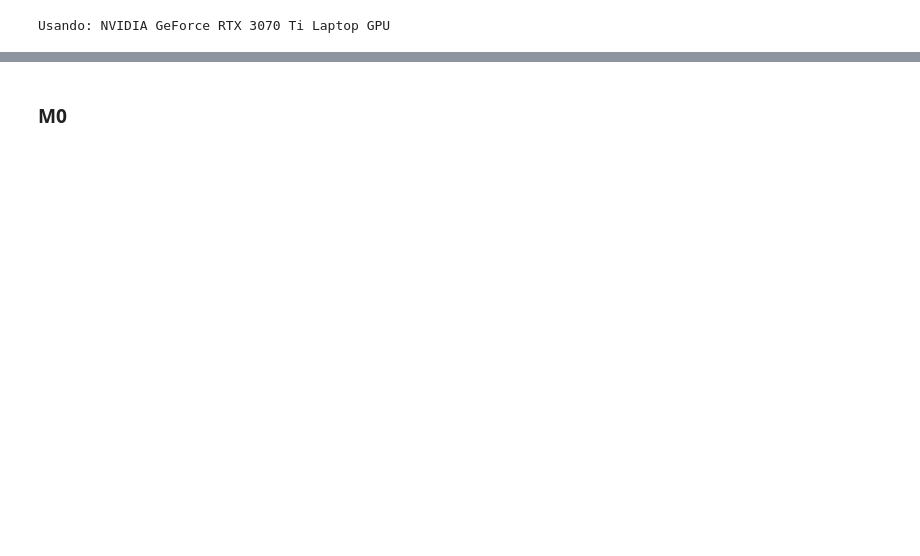
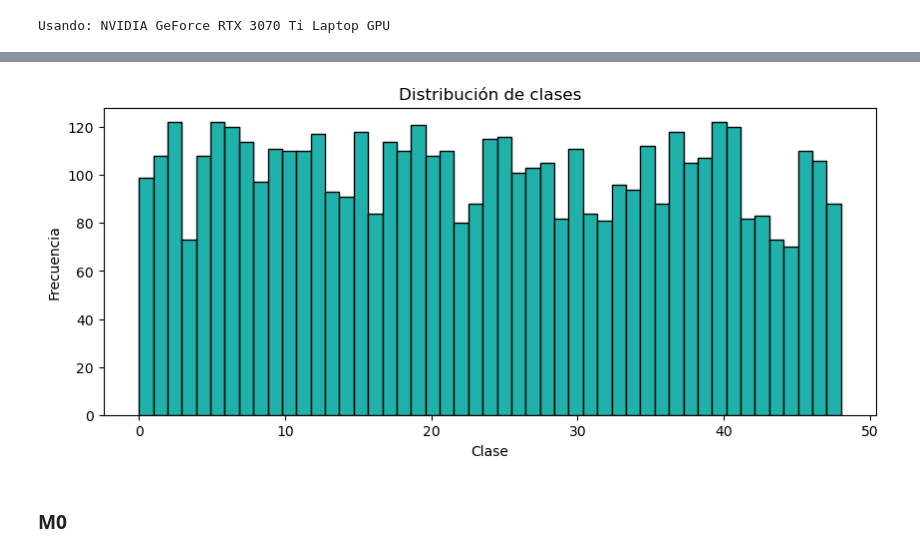
Before and after one commit to ilunomb/ML, a Jupyter notebook: TP3/notebooks/Nomberg_Ilan_Notebook_TP3.ipynb, the cells around one changed output, grey strips where cells are left out. Saved outputs shown, nothing was run; the diff lists cells and outputs as text; code cells hidden in the pictures; blank space fills up the shorter version.

```diff
--- a/TP3/notebooks/Nomberg_Ilan_Notebook_TP3.ipynb
+++ b/TP3/notebooks/Nomberg_Ilan_Notebook_TP3.ipynb
@@ -54,3 +52,12 @@ plt.show()
+# %%
+plt.figure(figsize=(10, 4))
+_ = plt.hist(y_images, bins=49, color="lightseagreen", edgecolor="black")
+plt.title("Distribución de clases")
+plt.xlabel("Clase")
+plt.ylabel("Frecuencia")
+plt.show()
+# %% [output]
+[figure, added]
 # %% [markdown]
 ### M0
 # %%
```
Also changed, not shown: parts of 27 cells of this notebook, 32 other files.
